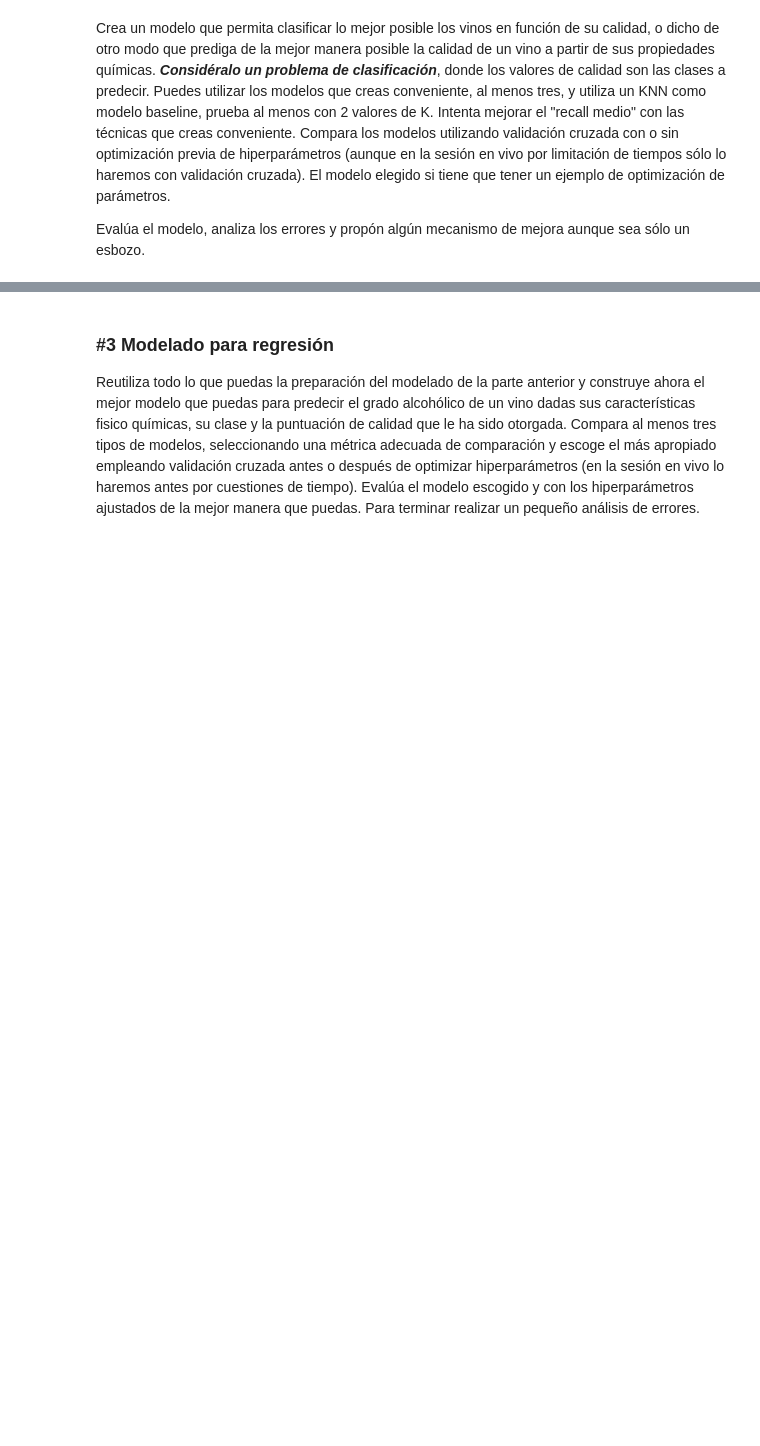
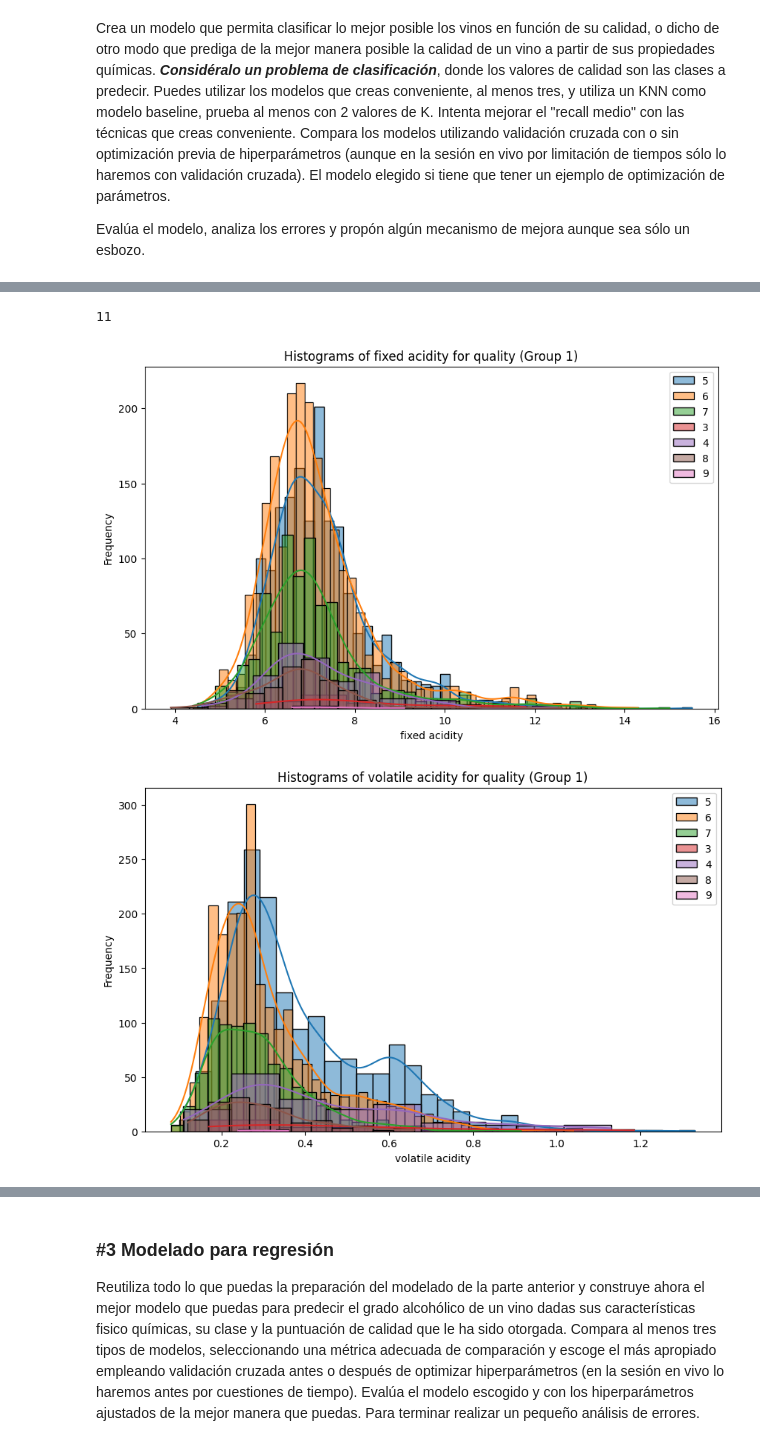
Before and after one commit to Fredmulato93/ONLINE_DS_THEBRIDGE_FRED_MULATO_93, a Jupyter notebook: 04_Machine_Learning/Sprint_12/Unidad_02/Practica_Obligatoria/18_Practica_Obligatoria_Repaso_Aprendizaje_Supervisado.ipynb, the cells around one changed output, grey strips where cells are left out. Drawn from its saved outputs; the diff is of its cells as text; code cells hidden in the pictures; blank space fills up the shorter version.

```diff
--- a/04_Machine_Learning/Sprint_12/Unidad_02/Practica_Obligatoria/18_Practica_Obligatoria_Repaso_Aprendizaje_Supervisado.ipynb
+++ b/04_Machine_Learning/Sprint_12/Unidad_02/Practica_Obligatoria/18_Practica_Obligatoria_Repaso_Aprendizaje_Supervisado.ipynb
@@ -138,0 +145,11 @@ NameError: name 'train_test_split' is not defined
+# %%
+features_num_clf = [col for col in train_set.columns if col != "class" and col != target_clf] # Me quedo con todas las que no son categoricas
+print(len(features_num_clf)) # veo cuantas son para que utlizar si pairplot o las funciones de bt
+# %% [output]
+11
+# %%
+for col in features_num_clf:
+    bt.plot_grouped_histograms(train_set, cat_col= target_clf, num_col=col, group_size=train_set[target_clf].nunique())
+# %% [output]
+[figure, added]
+[figure, added]
```
Also changed, not shown: parts of 13 cells of this notebook, 2 other files.
